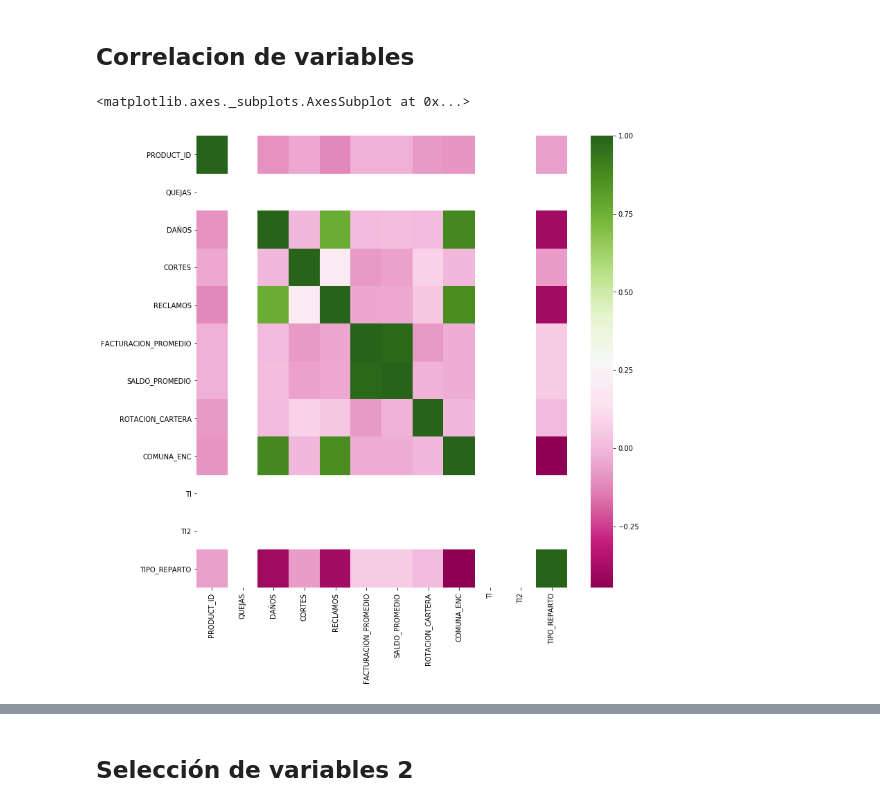
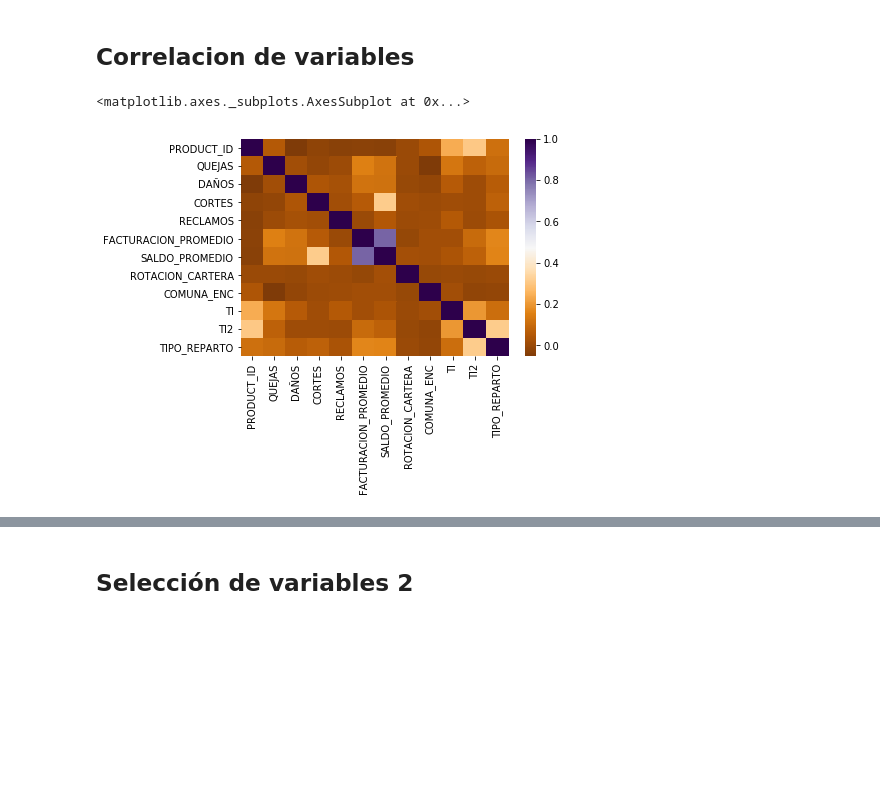
Before and after one commit to slotbite/Jupyter-Notebook, a Jupyter notebook: Modelos/Segmentacion de clientes/Coordenadas Paralelas hdbscan.ipynb, the cells around one changed output, grey strips where cells are left out. Cells and saved outputs as stored; diff of their text form; code cells hidden in the pictures; blank space fills up the shorter version.

```diff
--- a/Modelos/Segmentacion de clientes/Coordenadas Paralelas hdbscan.ipynb
+++ b/Modelos/Segmentacion de clientes/Coordenadas Paralelas hdbscan.ipynb
@@ -308,23 +336,23 @@ Index(['PRODUCT_ID', 'SUBSCRIPTION_ID', 'SUBSCRIBER_ID', 'COMUNA', 'TI', 'TI2',
 ## Correlacion de variables
 # %%
 ## SELECCION PARA NUMERO DE QUEJAS 9
-features=['PRODUCT_ID' , 'QUEJAS', 'DAÑOS',
+features=[ 'PRODUCT_ID', 'QUEJAS', 'DAÑOS',
             'CORTES', 'RECLAMOS','FACTURACION_PROMEDIO',
             'SALDO_PROMEDIO', 'ROTACION_CARTERA' ,
            'COMUNA_ENC' , 'TI' , 'TI2' ,'TIPO_REPARTO' ]
 
 # selecciono el intervalo a trabajar
-sample = df[(df.QUEJAS==9)]
+#df = df[(df.QUEJAS==9)]
 
 # seleccion de variables a trabajar
-sample = sample[features]
+sample = df[features]
 
 
-matrix_coor = sample.corr(method='pearson' ) #‘pearson’, ‘kendall’, ‘spearman’
+matrix_coor = sample[features].corr(method='pearson' ) #‘pearson’, ‘kendall’, ‘spearman’
 
 #print(matrix_coor)
-sns.heatmap(matrix_coor, cmap="PiYG")
+sns.heatmap(matrix_coor, cmap="PuOr")
 # %% [output]
 <matplotlib.axes._subplots.AxesSubplot at 0x...>
-[figure, old version]
+[figure, new version]
 # %%
```
Also changed, not shown: parts of 19 cells of this notebook, 1 other file.
